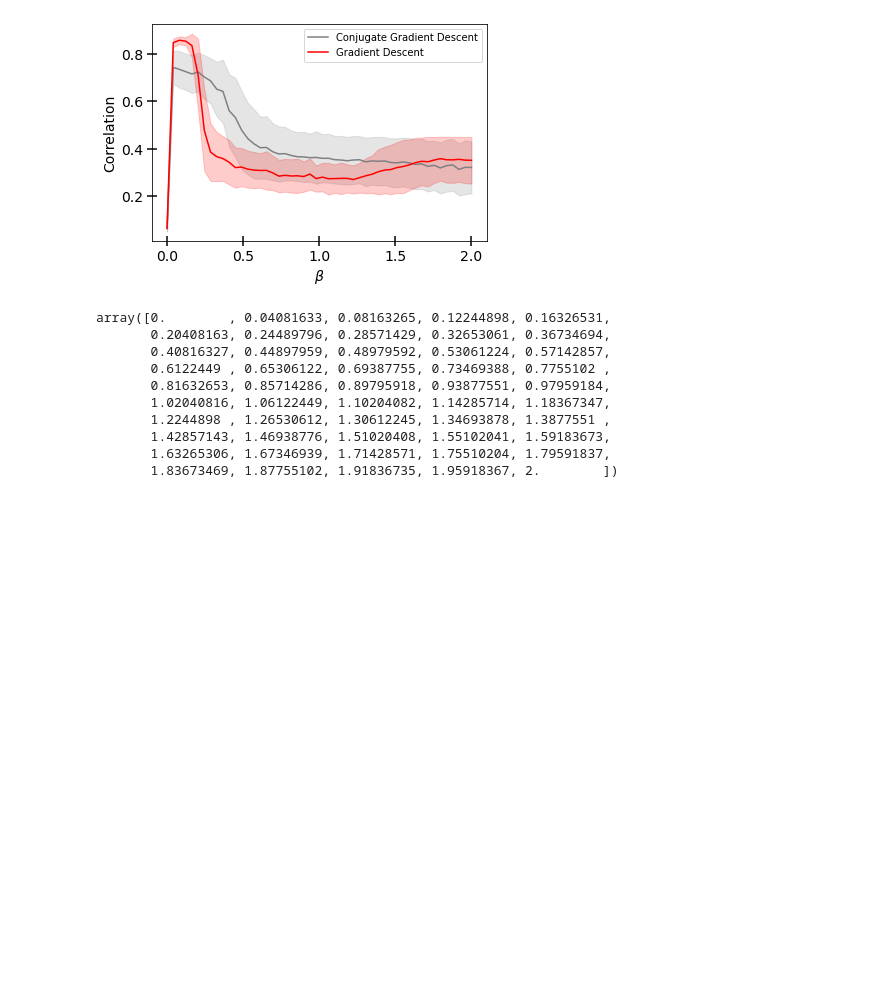
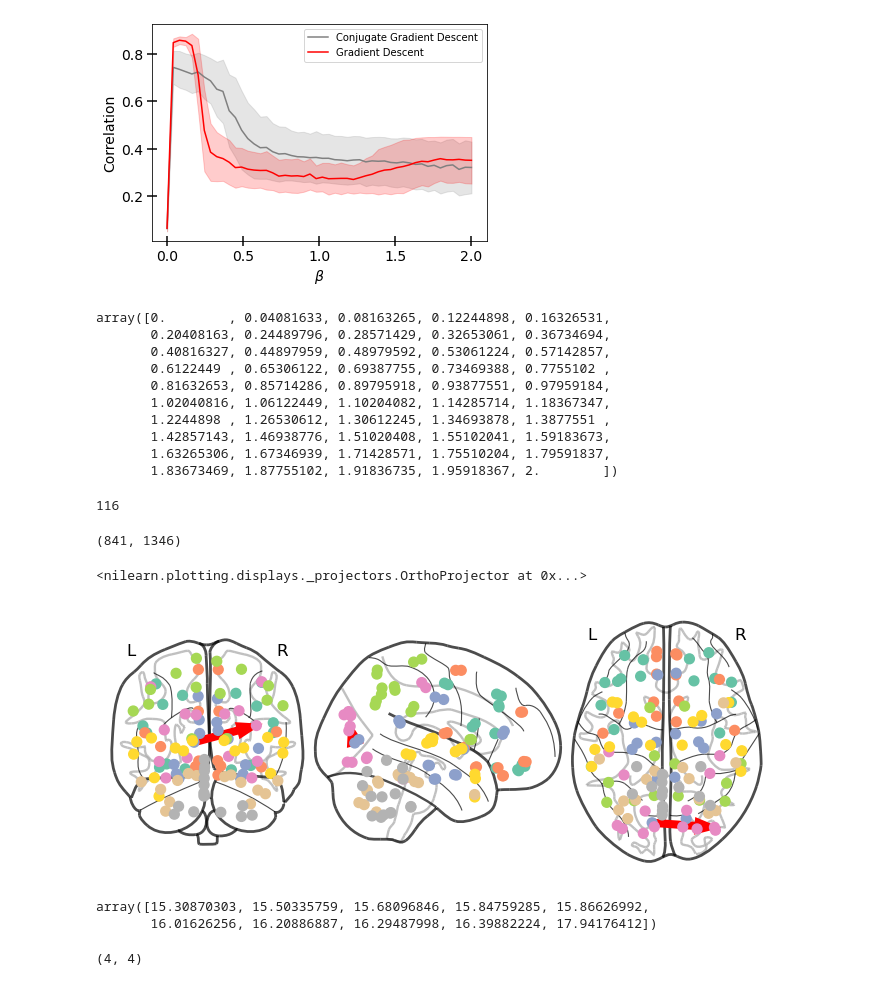
Before and after one commit to shivanshseth/fmri-functional-connectivity-ising, a Jupyter notebook: src/results.ipynb, the cells around one changed output. Saved outputs shown, nothing was run; the diff lists cells and outputs as text; code cells hidden in the pictures; blank space fills up the shorter version.

```diff
--- a/src/results.ipynb
+++ b/src/results.ipynb
@@ -31,0 +38,39 @@ array([0.        , 0.04081633, 0.08163265, 0.12244898, 0.16326531,
+# %%
+aal = datasets.fetch_atlas_aal()
+# %%
+len(aal.labels)
+# %% [output]
+116
+# %%
+ising_rep = np.load(
+    '../data/gd_all.npy'
+)
+ising_rep.shape
+data = np.mean(ising_rep, axis = 0)
+data.shape
+diag = np.load('../data/diag_all.npy')
+fs = SelectPercentile(f_classif, percentile=10)
+ising_rep = fs.fit_transform(ising_rep, diag)
+print(ising_rep.shape)
+# %% [output]
+(841, 1346)
+# %%
+score_mat = fs.scores_.reshape(116, -1)
+# %%
+coordinates = plotting.find_parcellation_cut_coords(aal['maps'])
+# %%
+plotting.plot_connectome(score_mat, coordinates,
+                         edge_threshold=17)
+# %% [output]
+<nilearn.plotting.displays._projectors.OrthoProjector at 0x...>
+[figure, added]
+# %%
+np.sort(score_mat.flatten())[-5:]
+# %% [output]
+array([15.30870303, 15.50335759, 15.68096846, 15.84759285, 15.86626992,
+       16.01626256, 16.20886887, 16.29487998, 16.39882224, 17.94176412])
+# %%
+a = [1, 2, 3, 4]
+score_mat[a][:, a].shape
+# %% [output]
+(4, 4)
```
Also changed, not shown: parts of 6 cells of this notebook.
